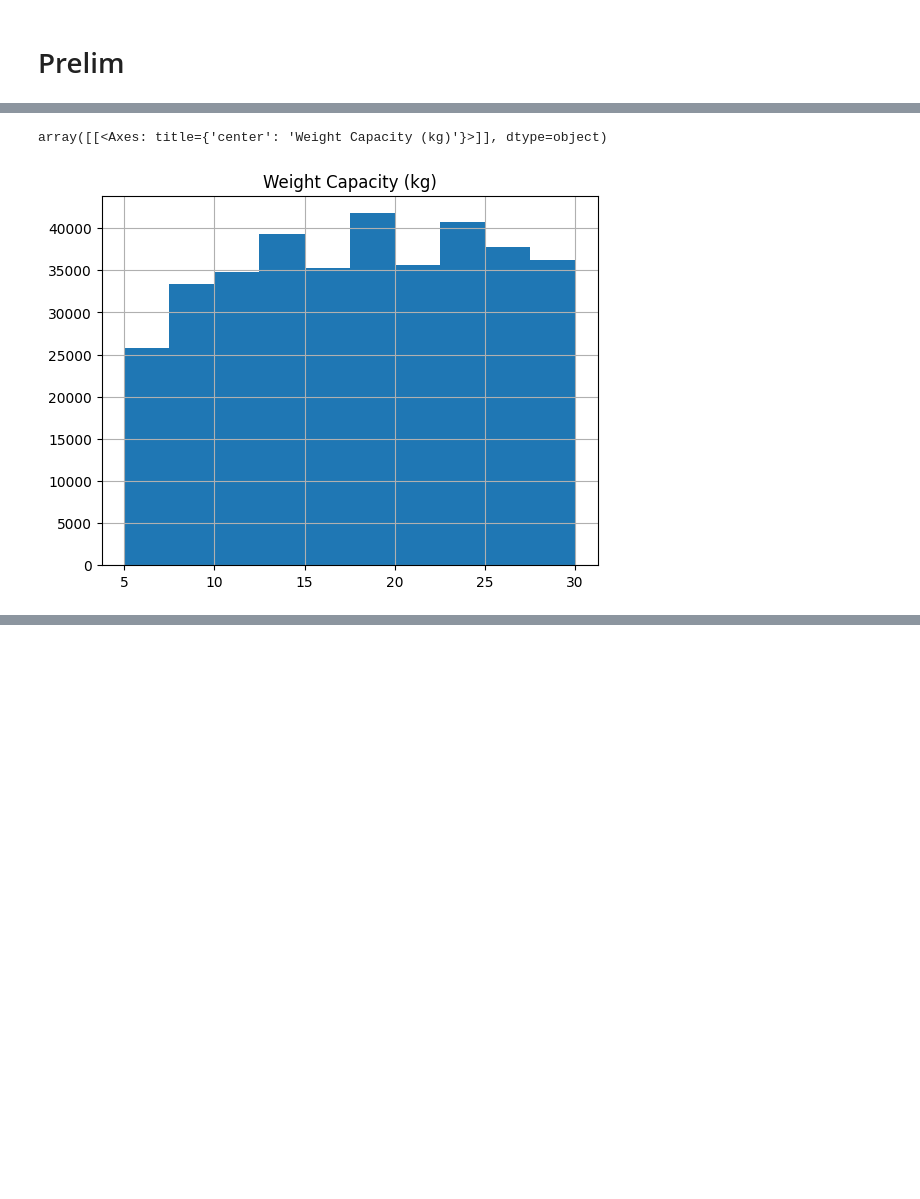
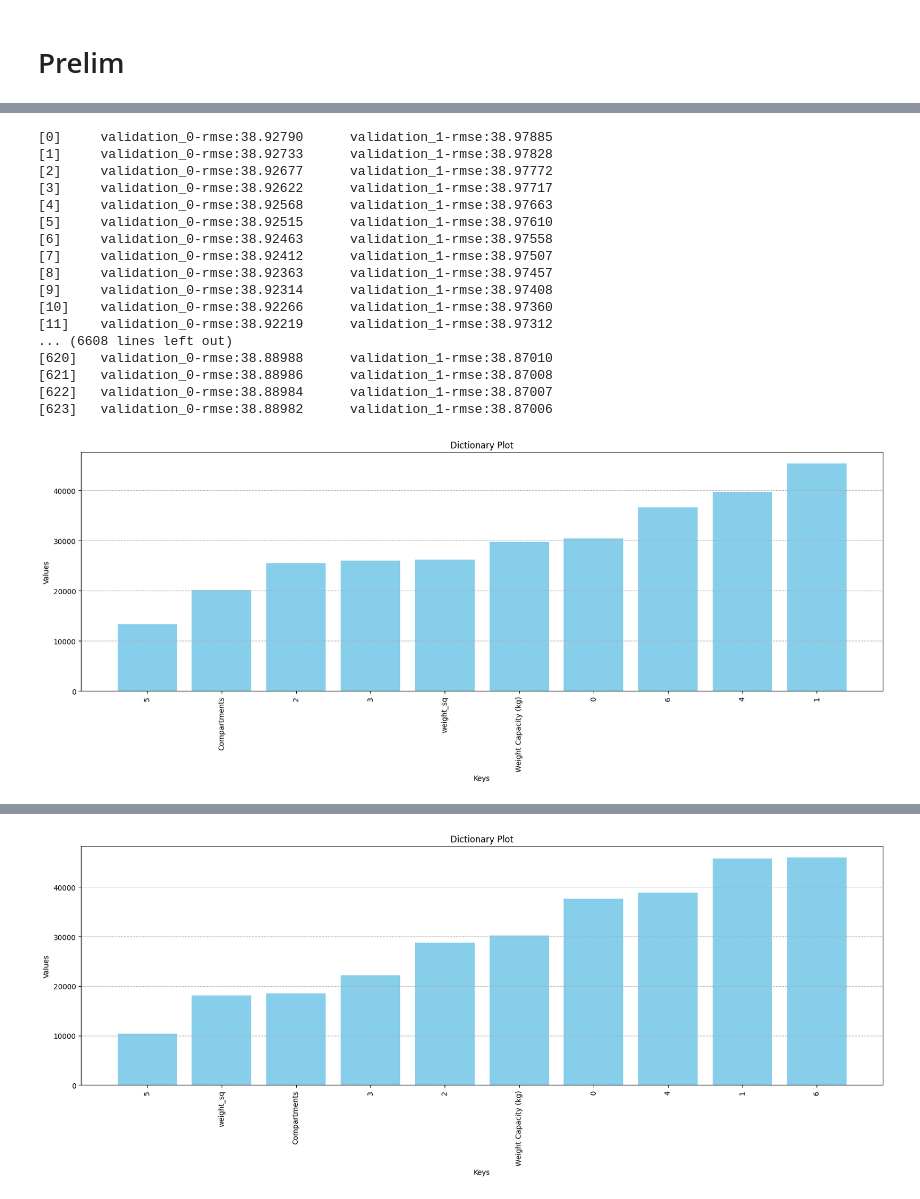
Before and after one commit to wmg0034/Kaggle, a Jupyter notebook: playground_series_s5e2/backpack_prediction.ipynb, the cells around one changed output, grey strips where cells are left out. Saved outputs shown, nothing was run; the diff lists cells and outputs as text; code cells hidden in the pictures; blank space fills up the shorter version.

Commit message:
Created logging and refactored preprocessing/submission generation. No significant progress in RMSE.

```diff
--- a/playground_series_s5e2/backpack_prediction.ipynb
+++ b/playground_series_s5e2/backpack_prediction.ipynb
@@ -116,5 +27,0 @@ nums[nums['Compartments'] == 8].sample(10000).plot.scatter(x='Weight Capacity (k
-# %%
-nums[nums['Compartments'] == 6].hist(column='Weight Capacity (kg)')
-# %% [output]
-array([[<Axes: title={'center': 'Weight Capacity (kg)'}>]], dtype=object)
-[figure, removed]
@@ -120,0 +176,74 @@ array([[<Axes: title={'center': 'Weight Capacity (kg)'}>]], dtype=object)
+# %%
+# create experiment directory
+run_num=0
+while os.path.exists('experiments/run%s' % run_num):
+    run_num+=1
+os.mkdir('experiments/run%s' % run_num)
+
+# grab data to be altered
+X = train.copy(deep=True)
+y = train['Price'].copy(deep=True)
+
+# X = feature_engineering(X, run_num=run_num, training=True, target_encoding=True)
+
+model = xgb.XGBRegressor(
+                    device='cuda',
+                    n_estimators = 2000,
+                    max_depth = 4,
+                    learning_rate= .01,
+                    objective='reg:squarederror',
+                    early_stopping_rounds= 20
+)
+
+kf = KFold(n_splits=5)
+for i, (train_index, val_index) in enumerate(kf.split(X)):
+    final_error_train = [] #train error in first entry, val error in second
+    final_error_val = []
+
+
+
+
+    X_train     = X.iloc[train_index]
+    X_val       = X.iloc[val_index]
+    y_train     = y.iloc[train_index]
+    y_val       = y.iloc[val_index]
+
+    model.fit( X_train, y_train,  eval_set=[(X_train, y_train), (X_val, y_val)])
+
+    log_training(model, run_num)
+
+    results = model.evals_result()
+    final_error_train.append( results['validation_0']['rmse'][-1] )
+    final_error_val.append( results['validation_1']['rmse'][-1] )
+
+mean_train_error = sum(final_error_train) / len(final_error_train)
+mean_val_error = sum(final_error_val) / len(final_error_val)
+print('Average errors: Training %s, Validation %s' % (mean_train_error, mean_val_error ))
+
+# update spreadsheet with run scores so far
+current_scores = pd.DataFrame()
+current_scores['run'] = [run_num]
+current_scores['mean_train_error'] = [mean_train_error]
+current_scores['mean_val_error'] = [mean_val_error]
+scores = pd.read_csv('experiments/average_scores.csv')
+scores = pd.concat([scores, current_scores])
+scores.to_csv('experiments/average_scores.csv', index=False)
+# %% [output]
+[0]     validation_0-rmse:38.92790      validation_1-rmse:38.97885
+[1]     validation_0-rmse:38.92733      validation_1-rmse:38.97828
+[2]     validation_0-rmse:38.92677      validation_1-rmse:38.97772
+[3]     validation_0-rmse:38.92622      validation_1-rmse:38.97717
+[4]     validation_0-rmse:38.92568      validation_1-rmse:38.97663
+[5]     validation_0-rmse:38.92515      validation_1-rmse:38.97610
+[6]     validation_0-rmse:38.92463      validation_1-rmse:38.97558
+[7]     validation_0-rmse:38.92412      validation_1-rmse:38.97507
+[8]     validation_0-rmse:38.92363      validation_1-rmse:38.97457
+[9]     validation_0-rmse:38.92314      validation_1-rmse:38.97408
+[10]    validation_0-rmse:38.92266      validation_1-rmse:38.97360
+[11]    validation_0-rmse:38.92219      validation_1-rmse:38.97312
+... (6608 lines left out)
+[620]   validation_0-rmse:38.88988      validation_1-rmse:38.87010
+[621]   validation_0-rmse:38.88986      validation_1-rmse:38.87008
+[622]   validation_0-rmse:38.88984      validation_1-rmse:38.87007
+[623]   validation_0-rmse:38.88982      validation_1-rmse:38.87006
+[figure, added]
@@ -120,0 +251 @@ array([[<Axes: title={'center': 'Weight Capacity (kg)'}>]], dtype=object)
+[figure, added]
```
Also changed, not shown: parts of 19 cells of this notebook.
